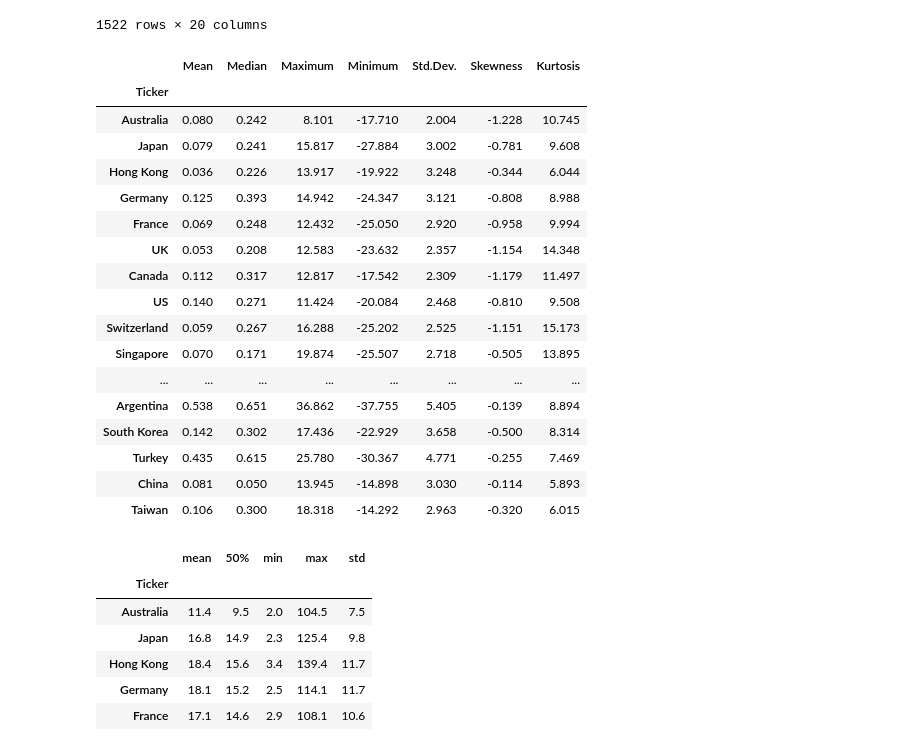
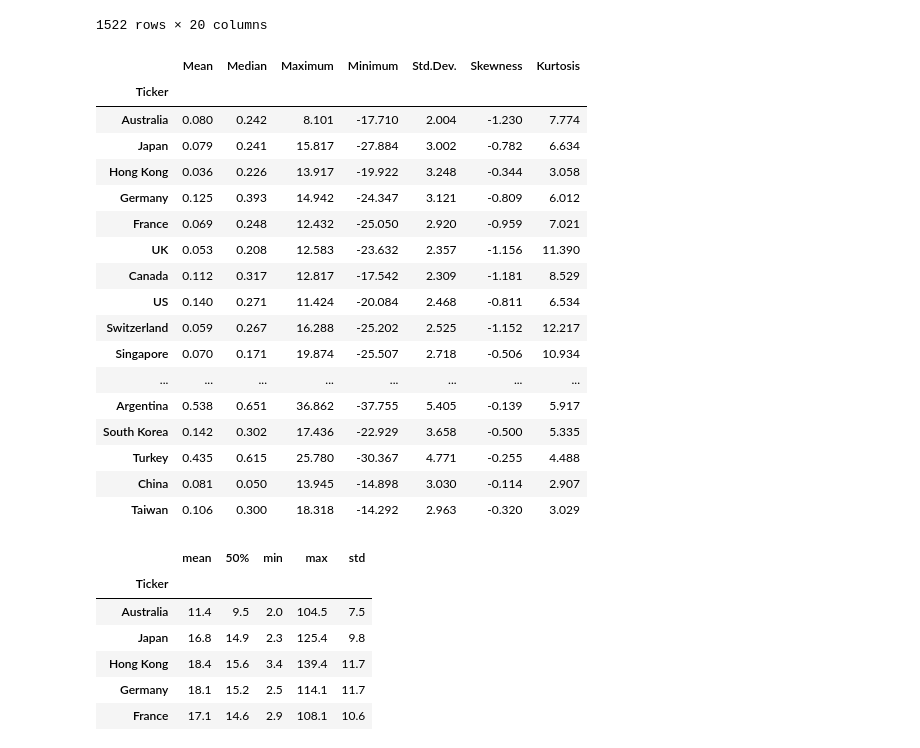
Before and after one commit to zstoi/PyConnectedness, a Jupyter notebook: examples/Demo.ipynb, the cells around one changed output. Drawn from its saved outputs; the diff is of its cells as text; code cells hidden in the pictures.

```diff
--- a/examples/Demo.ipynb
+++ b/examples/Demo.ipynb
@@ -125,34 +126,32 @@ returns
 # %%
 pd.DataFrame({
     "Mean": returns.mean(),
     "Median": returns.median(),
     "Maximum": returns.max(),
     "Minimum": returns.min(),
     "Std.Dev.": returns.std(ddof=1),
-    "Skewness": pd.Series(stats.skew(returns, bias=True), index=returns.columns),
-    "Kurtosis": pd.Series(
-        stats.kurtosis(returns, fisher=False, bias=True), index=returns.columns
-    ),
+    "Skewness": returns.skew(),
+    "Kurtosis": returns.kurtosis(),
 }).round(3)
 # %% [output]
 |  | Mean | Median | Maximum | Minimum | Std.Dev. | Skewness | Kurtosis |
 | Ticker |  |  |  |  |  |  |  |
-| Australia | 0.080 | 0.242 | 8.101 | -17.710 | 2.004 | -1.228 | 10.745 |
-| Japan | 0.079 | 0.241 | 15.817 | -27.884 | 3.002 | -0.781 | 9.608 |
-| Hong Kong | 0.036 | 0.226 | 13.917 | -19.922 | 3.248 | -0.344 | 6.044 |
-| Germany | 0.125 | 0.393 | 14.942 | -24.347 | 3.121 | -0.808 | 8.988 |
-| France | 0.069 | 0.248 | 12.432 | -25.050 | 2.920 | -0.958 | 9.994 |
-| UK | 0.053 | 0.208 | 12.583 | -23.632 | 2.357 | -1.154 | 14.348 |
-| Canada | 0.112 | 0.317 | 12.817 | -17.542 | 2.309 | -1.179 | 11.497 |
-| US | 0.140 | 0.271 | 11.424 | -20.084 | 2.468 | -0.810 | 9.508 |
-| Switzerland | 0.059 | 0.267 | 16.288 | -25.202 | 2.525 | -1.151 | 15.173 |
-| Singapore | 0.070 | 0.171 | 19.874 | -25.507 | 2.718 | -0.505 | 13.895 |
+| Australia | 0.080 | 0.242 | 8.101 | -17.710 | 2.004 | -1.230 | 7.774 |
+| Japan | 0.079 | 0.241 | 15.817 | -27.884 | 3.002 | -0.782 | 6.634 |
+| Hong Kong | 0.036 | 0.226 | 13.917 | -19.922 | 3.248 | -0.344 | 3.058 |
+| Germany | 0.125 | 0.393 | 14.942 | -24.347 | 3.121 | -0.809 | 6.012 |
+| France | 0.069 | 0.248 | 12.432 | -25.050 | 2.920 | -0.959 | 7.021 |
+| UK | 0.053 | 0.208 | 12.583 | -23.632 | 2.357 | -1.156 | 11.390 |
+| Canada | 0.112 | 0.317 | 12.817 | -17.542 | 2.309 | -1.181 | 8.529 |
+| US | 0.140 | 0.271 | 11.424 | -20.084 | 2.468 | -0.811 | 6.534 |
+| Switzerland | 0.059 | 0.267 | 16.288 | -25.202 | 2.525 | -1.152 | 12.217 |
+| Singapore | 0.070 | 0.171 | 19.874 | -25.507 | 2.718 | -0.506 | 10.934 |
 | ... | ... | ... | ... | ... | ... | ... | ... |
-| Argentina | 0.538 | 0.651 | 36.862 | -37.755 | 5.405 | -0.139 | 8.894 |
-| South Korea | 0.142 | 0.302 | 17.436 | -22.929 | 3.658 | -0.500 | 8.314 |
-| Turkey | 0.435 | 0.615 | 25.780 | -30.367 | 4.771 | -0.255 | 7.469 |
-| China | 0.081 | 0.050 | 13.945 | -14.898 | 3.030 | -0.114 | 5.893 |
-| Taiwan | 0.106 | 0.300 | 18.318 | -14.292 | 2.963 | -0.320 | 6.015 |
+| Argentina | 0.538 | 0.651 | 36.862 | -37.755 | 5.405 | -0.139 | 5.917 |
+| South Korea | 0.142 | 0.302 | 17.436 | -22.929 | 3.658 | -0.500 | 5.335 |
+| Turkey | 0.435 | 0.615 | 25.780 | -30.367 | 4.771 | -0.255 | 4.488 |
+| China | 0.081 | 0.050 | 13.945 | -14.898 | 3.030 | -0.114 | 2.907 |
+| Taiwan | 0.106 | 0.300 | 18.318 | -14.292 | 2.963 | -0.320 | 3.029 |
 # %%
 volatility.describe().T[["mean", "50%", "min", "max", "std"]].round(1)
 # %% [output]
```
Also changed, not shown: parts of 13 cells of this notebook.
